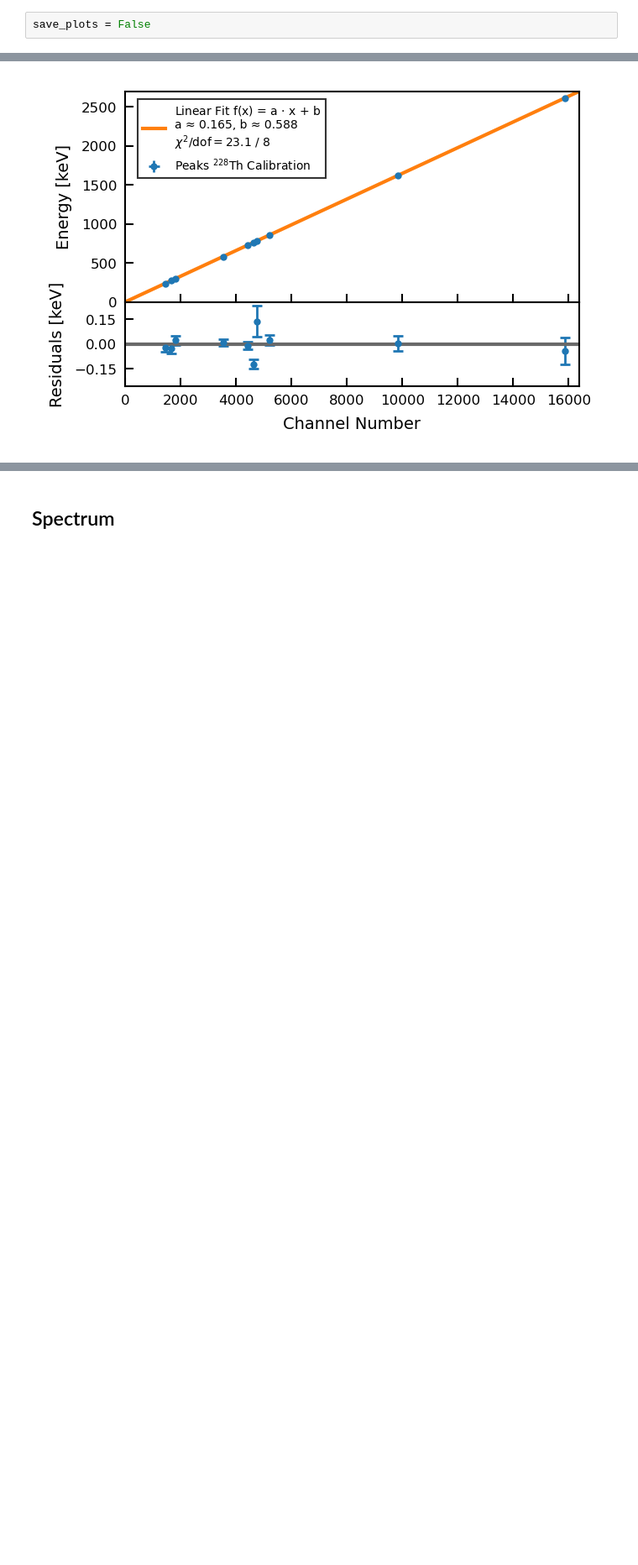
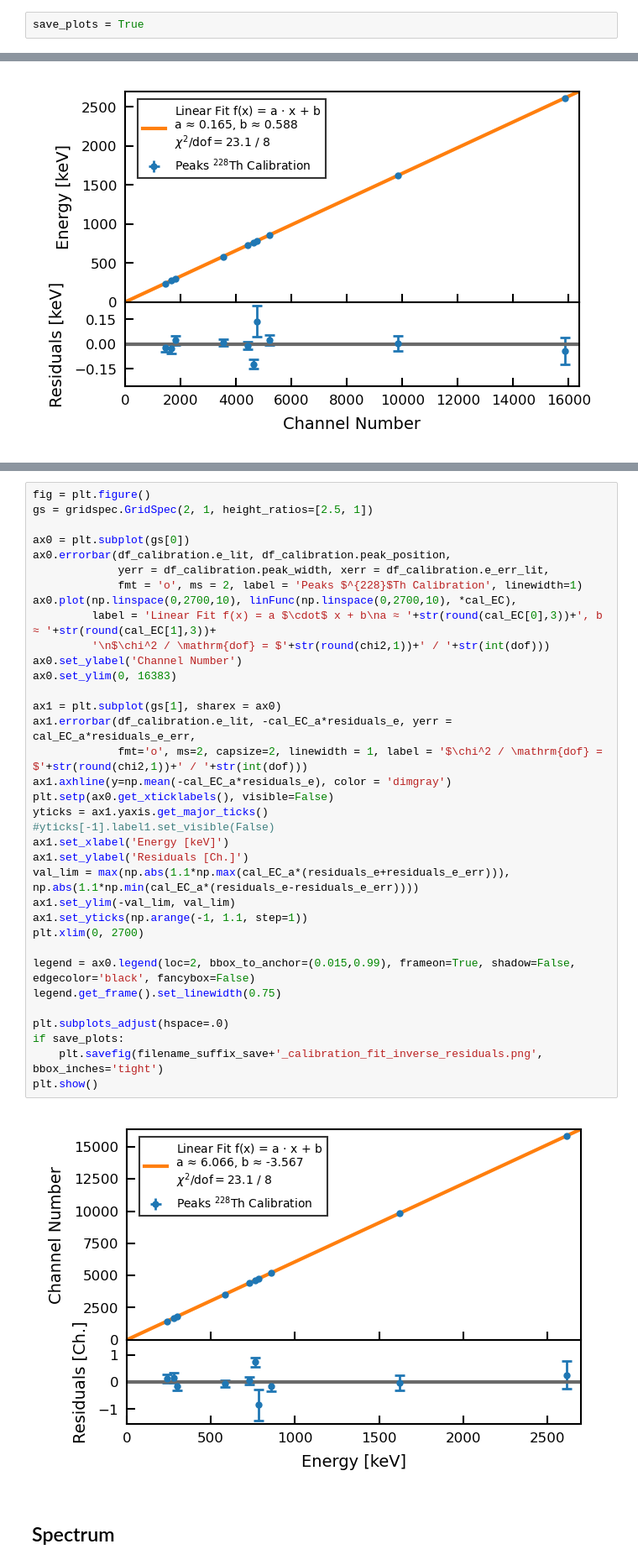
Before and after one commit to Physik-Institut-UZH/Gator_2020, a Jupyter notebook: Calibrations/2021.02.04/Calibration_Th228_20210204.ipynb, the cells around one changed output, grey strips where cells are left out. Shown at 84% size. Cells and saved outputs as stored; diff of their text form; blank space fills up the shorter version.

Commit message:
Update notebooks for calibrations 2021.02.

```diff
--- a/Calibrations/2021.02.04/Calibration_Th228_20210204.ipynb
+++ b/Calibrations/2021.02.04/Calibration_Th228_20210204.ipynb
@@ -1,7 +1,7 @@
 # %% [markdown]
 # Load Data
 # %%
-save_plots = False
+save_plots = True
 # %%
 import numpy as np
 import pandas as pd
@@ -2074,3 +2108,40 @@ plt.show()
+# %%
+fig = plt.figure()
+gs = gridspec.GridSpec(2, 1, height_ratios=[2.5, 1])
+
+ax0 = plt.subplot(gs[0])
+ax0.errorbar(df_calibration.e_lit, df_calibration.peak_position,
+             yerr = df_calibration.peak_width, xerr = df_calibration.e_err_lit,
+             fmt = 'o', ms = 2, label = 'Peaks $^{228}$Th Calibration', linewidth=1)
+ax0.plot(np.linspace(0,2700,10), linFunc(np.linspace(0,2700,10), *cal_EC),
+         label = 'Linear Fit f(x) = a $\cdot$ x + b\na ≈ '+str(round(cal_EC[0],3))+', b ≈ '+str(round(cal_EC[1],3))+
+         '\n$\chi^2 / \mathrm{dof} = $'+str(round(chi2,1))+' / '+str(int(dof)))
+ax0.set_ylabel('Channel Number')
+ax0.set_ylim(0, 16383)
+
+ax1 = plt.subplot(gs[1], sharex = ax0)
+ax1.errorbar(df_calibration.e_lit, -cal_EC_a*residuals_e, yerr = cal_EC_a*residuals_e_err,
+             fmt='o', ms=2, capsize=2, linewidth = 1, label = '$\chi^2 / \mathrm{dof} = $'+str(round(chi2,1))+' / '+str(int(dof)))
+ax1.axhline(y=np.mean(-cal_EC_a*residuals_e), color = 'dimgray')
+plt.setp(ax0.get_xticklabels(), visible=False)
+yticks = ax1.yaxis.get_major_ticks()
+#yticks[-1].label1.set_visible(False)
+ax1.set_xlabel('Energy [keV]')
+ax1.set_ylabel('Residuals [Ch.]')
+val_lim = max(np.abs(1.1*np.max(cal_EC_a*(residuals_e+residuals_e_err))), np.abs(1.1*np.min(cal_EC_a*(residuals_e-residuals_e_err))))
+ax1.set_ylim(-val_lim, val_lim)
+ax1.set_yticks(np.arange(-1, 1.1, step=1))
+plt.xlim(0, 2700)
+
+legend = ax0.legend(loc=2, bbox_to_anchor=(0.015,0.99), frameon=True, shadow=False, edgecolor='black', fancybox=False)
+legend.get_frame().set_linewidth(0.75)
+
+plt.subplots_adjust(hspace=.0)
+if save_plots:
+    plt.savefig(filename_suffix_save+'_calibration_fit_inverse_residuals.png', bbox_inches='tight')
+plt.show()
+# %% [output]
+[figure, added]
 # %% [markdown]
 ## Spectrum
 # %%
```
Also changed, not shown: parts of 11 cells of this notebook, 1 other file.
